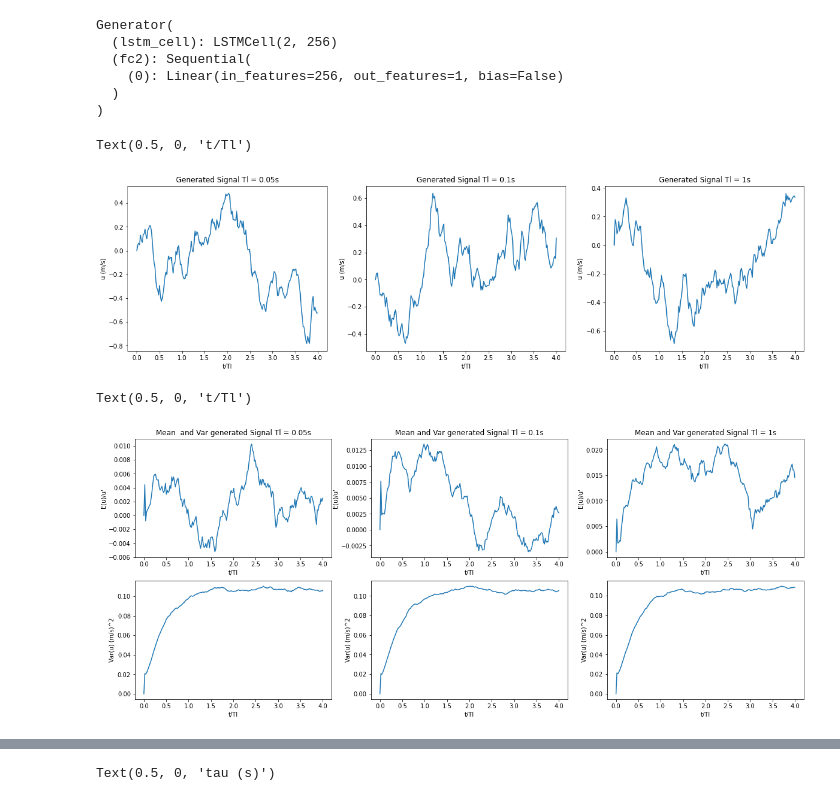
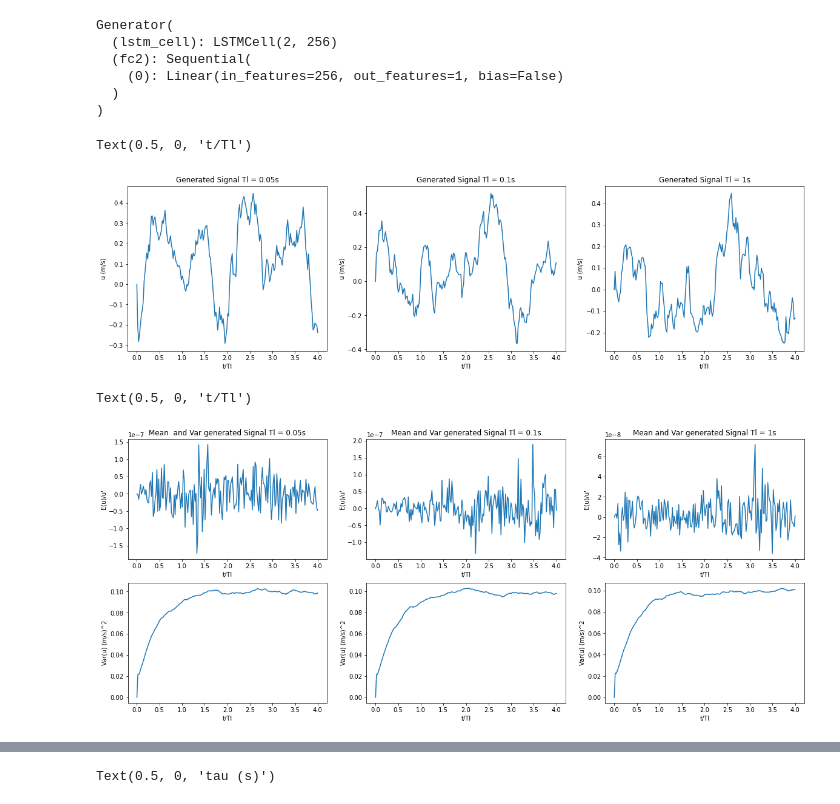
Before and after one commit to ferngonzalezp/Langevin-GAN, a Jupyter notebook: lstm_gan_langevin_pytorch.ipynb, the cells around one changed output, grey strips where cells are left out. Saved outputs shown, nothing was run; the diff lists cells and outputs as text; code cells hidden in the pictures.

```diff
--- a/lstm_gan_langevin_pytorch.ipynb
+++ b/lstm_gan_langevin_pytorch.ipynb
@@ -167,10 +167,10 @@ class Generator(nn.Module):
 
           if (self.ngpu >= 1):
 
-              hidden = ((weight.new(batch_size, self.hidden_dim).normal_(mean=0,std=0.08).cuda(),
-                        weight.new(batch_size, self.hidden_dim).normal_(mean=0,std=0.08).cuda()),
-                        (weight.new(batch_size, self.hidden_dim).normal_(mean=0,std=0.08).cuda(),
-                        weight.new(batch_size, self.hidden_dim).normal_(mean=0,std=0.08).cuda()))
+              hidden = ((weight.new(batch_size, self.hidden_dim).normal_(mean=0,std=0.1).cuda(),
+                        weight.new(batch_size, self.hidden_dim).normal_(mean=0,std=0.1).cuda()),
+                        (weight.new(batch_size, self.hidden_dim).normal_(mean=0,std=0.1).cuda(),
+                        weight.new(batch_size, self.hidden_dim).normal_(mean=0,std=0.1).cuda()))
               """
               hidden = ((weight.new(batch_size, self.hidden_dim).zero_.cuda(),
                         weight.new(batch_size, self.hidden_dim).zero_.cuda()),
@@ -178,10 +178,10 @@ class Generator(nn.Module):
                         weight.new(batch_size, self.hidden_dim).zero_.cuda()))
               """
           else:
-              hidden = ((weight.new(batch_size, self.hidden_dim).normal_(mean=0,std=0.08),
-                        weight.new(batch_size, self.hidden_dim).normal_(mean=0,std=0.08)),
-                        (weight.new(batch_size, self.hidden_dim).normal_(mean=0,std=0.08),
-                        weight.new(batch_size, self.hidden_dim).normal_(mean=0,std=0.08)))
+              hidden = ((weight.new(batch_size, self.hidden_dim).normal_(mean=0,std=0.1),
+                        weight.new(batch_size, self.hidden_dim).normal_(mean=0,std=0.1)),
+                        (weight.new(batch_size, self.hidden_dim).normal_(mean=0,std=0.1),
+                        weight.new(batch_size, self.hidden_dim).normal_(mean=0,std=0.1)))
               """
             hidden = ((weight.new(batch_size, self.hidden_dim).zero_.cuda(),
                         weight.new(batch_size, self.hidden_dim).zero_.cuda()),
@@ -355,9 +325,10 @@ betas=(beta1, 0.9)
 optimizerD =  optim.Adam(netD.parameters(), lr=lr,betas=betas)
 optimizerG = optim.Adam(netG.parameters(), lr=lr,betas=betas)
 # %%
-def stat_constraint(x,y):
+mean_real = torch.mean(train_sigs,dim=0)
+def stat_constraint(x):
   meanx = torch.mean(x,dim=0)
-  meany = torch.mean(y,dim=0)
+  meany = mean_real.to(device)
   return torch.norm(meanx-meany)
 # %%
 def stat_constraint3(x,y):
@@ -499,7 +466,7 @@ for epoch in range(num_epochs):
           fake = netG(noise,class_fake,nPred*4)
           output = netD(fake,class_real)
           # Calculate G's loss based on this output
-          errG = -criterion(output) + stat_constraint4(fake,real_cpu)
+          errG = -criterion(output) + stat_constraint4(fake,real_cpu) +stat_constraint(fake)
           # Calculate gradients for G
           errG.backward()
           D_G_z2 = errG.item()
@@ -581,6 +550,7 @@ noise = torch.randn(num_examples_to_generate,nz,nPred*4, device=device)
 label = torch.tensor(np.ones((num_examples_to_generate,1))*Tl[0],dtype=torch.float)
 label = label.to(device)
 predicted_langevin_1 = netG(noise,label,nPred*4)
+predicted_langevin_1 -= torch.mean(predicted_langevin_1,dim=0)
 predicted_langevin_1 = predicted_langevin_1.cpu().detach().numpy()
 #Generate Langevin with Tl = 0.1
 manualSeed = random.randint(1, 10000) # use if you want new results
@@ -590,6 +560,7 @@ noise = torch.randn(num_examples_to_generate,nz,nPred*4, device=device)
 label = torch.tensor(np.ones((num_examples_to_generate,1))*Tl[1],dtype=torch.float)
 label = label.to(device)
 predicted_langevin_2 = netG(noise,label,nPred*4)
+predicted_langevin_2 -= torch.mean(predicted_langevin_2,dim=0)
 predicted_langevin_2 = predicted_langevin_2.cpu().detach().numpy()
 #Generate Langevin with Tl = 1
 manualSeed = random.randint(1, 10000) # use if you want new results
@@ -599,6 +570,7 @@ noise = torch.randn(num_examples_to_generate,nz,nPred*4, device=device)
 label = torch.tensor(np.ones((num_examples_to_generate,1))*Tl[2],dtype=torch.float)
 label = label.to(device)
 predicted_langevin_3 = netG(noise,label,nPred*4)
+predicted_langevin_3 -= torch.mean(predicted_langevin_3,dim=0)
 predicted_langevin_3 = predicted_langevin_3.cpu().detach().numpy()
 # %%
 t = np.linspace(0,4,nPred*4)
@@ -621,7 +593,7 @@ plt.ylabel("u (m/s)")
 plt.xlabel("t/Tl")
 # %% [output]
 Text(0.5, 0, 't/Tl')
-[figure, old version]
+[figure, new version]
 # %%
 plt.figure(figsize=(20,8))
 mean_gen = np.zeros(nPred*4)
@@ -635,7 +607,7 @@ var_gen1 = var_gen/num_examples_to_generate-mean_gen**2
 mean_gen1 = mean_gen/np.sqrt(.1)
 
 plt.subplot(2,3,1)
-plt.plot(t,mean_gen)
+plt.plot(t,mean_gen1)
 plt.title("Mean  and Var generated Signal Tl = "+ str(Tl[0])+"s")
 plt.ylabel("E(u)/u'")
 plt.xlabel("t/Tl")
@@ -654,36 +626,36 @@ mean_gen = mean_gen/num_examples_to_generate
 var_gen2 = var_gen/num_examples_to_generate-mean_gen**2
 mean_gen2 = mean_gen/np.sqrt(.1)
 plt.subplot(2,3,2)
-plt.plot(t,mean_gen)
+plt.plot(t,mean_gen2)
 plt.title("Mean and Var generated Signal Tl = "+ str(Tl[1])+"s")
 plt.ylabel("E(u)/u'")
 plt.xlabel("t/Tl")
 plt.subplot(2,3,5)
 plt.plot(t,var_gen2)
 plt.ylabel("Var(u) (m/s)^2")
 plt.xlabel("t/Tl")
 
 mean_gen = np.zeros(nPred*4)
 var_gen = np.zeros(nPred*4)
 for i  in range(0,num_examples_to_generate):
     mean_gen = mean_gen+ predicted_langevin_3[i,:,0]
     var_gen = var_gen + predicted_langevin_3[i,:,0]**2
 
 mean_gen = mean_gen/num_examples_to_generate
 var_gen3 = var_gen/num_examples_to_generate-mean_gen**2
 mean_gen3 = mean_gen/np.sqrt(.1)
 plt.subplot(2,3,3)
-plt.plot(t,mean_gen)
+plt.plot(t,mean_gen3)
 plt.title("Mean and Var generated Signal Tl = "+ str(Tl[2])+"s")
 plt.ylabel("E(u)/u'")
 plt.xlabel("t/Tl")
 plt.subplot(2,3,6)
 plt.plot(t,var_gen3)
 plt.ylabel("Var(u) (m/s)^2")
 plt.xlabel("t/Tl")
 # %% [output]
 Text(0.5, 0, 't/Tl')
-[figure, old version]
+[figure, new version]
 # %%
 var_mean = np.var(mean_gen)
 print(var_mean)
```
Also changed, not shown: parts of 22 cells of this notebook.
